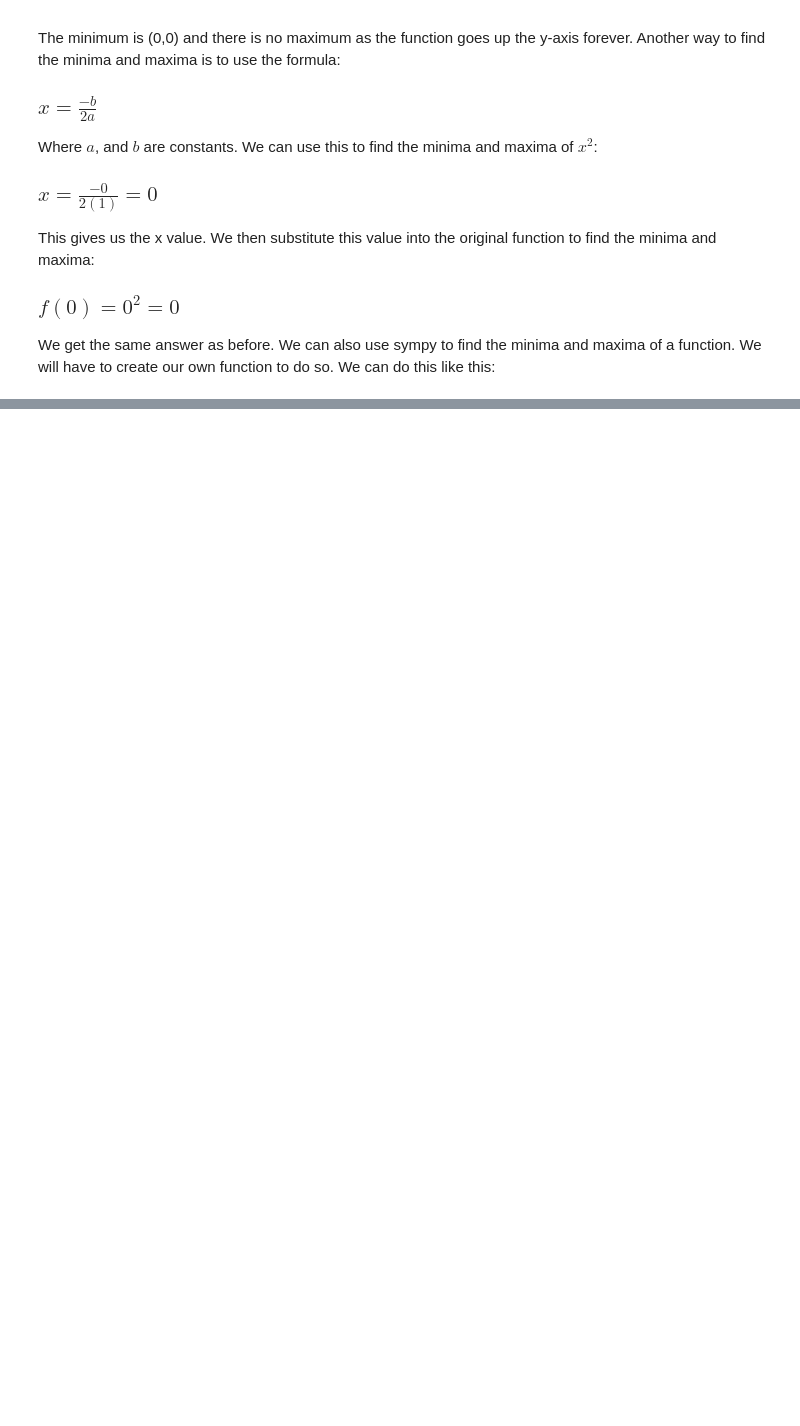
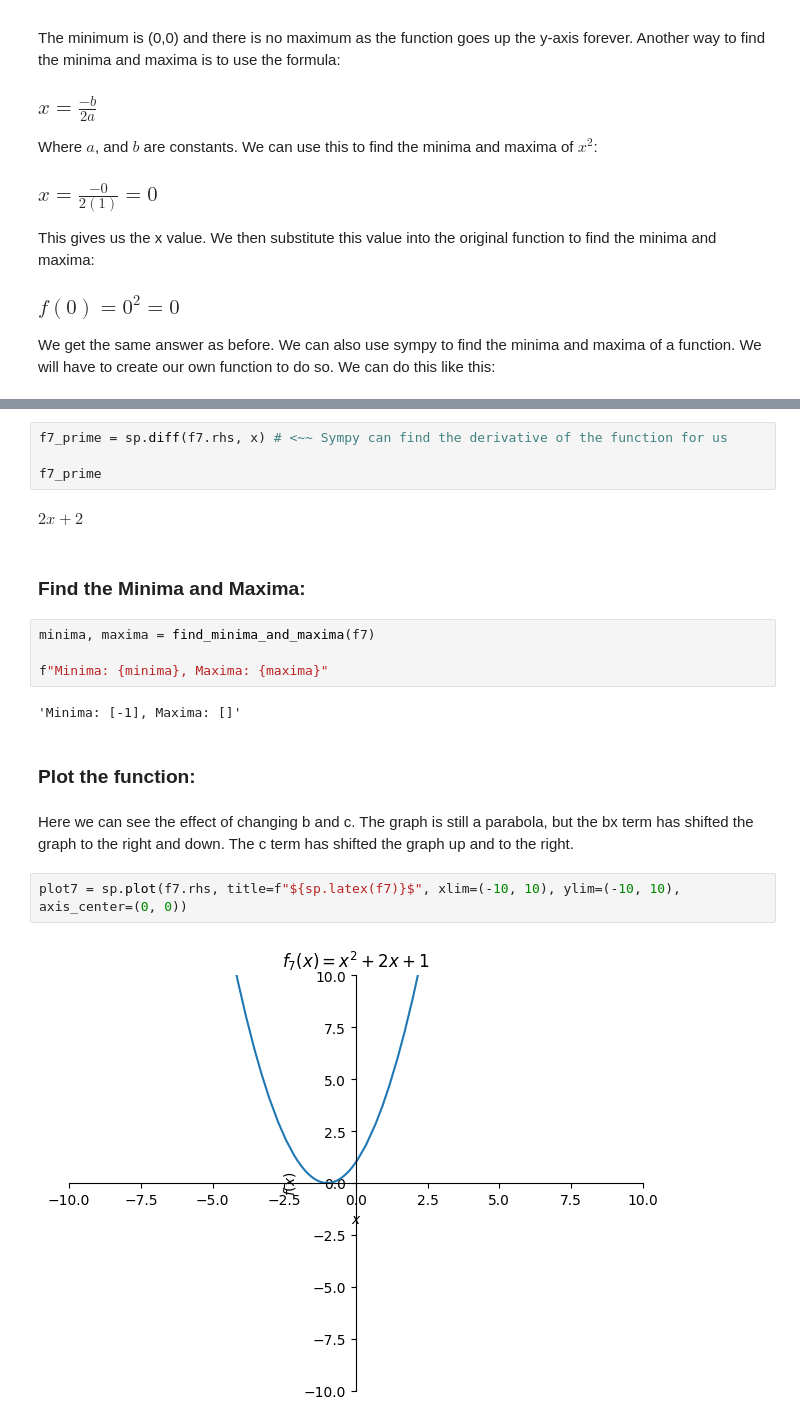
Before and after one commit to Melon-Mao/Python-repository, a Jupyter notebook: Data Analysis/Maths/basic_functions_plotting.ipynb, the cells around one changed output, grey strips where cells are left out. Cells and saved outputs as stored; diff of their text form; blank space fills up the shorter version.

```diff
--- a/Data Analysis/Maths/basic_functions_plotting.ipynb
+++ b/Data Analysis/Maths/basic_functions_plotting.ipynb
@@ -293,0 +358,22 @@ float(sp.diff(f6_prime, x).subs(x, critical_points[0]))
+# %%
+f7_prime = sp.diff(f7.rhs, x) # <~~ Sympy can find the derivative of the function for us
+
+f7_prime
+# %% [output]
+$\displaystyle 2 x + 2$
+# %% [markdown]
+### Find the Minima and Maxima:
+# %%
+minima, maxima = find_minima_and_maxima(f7)
+
+f"Minima: {minima}, Maxima: {maxima}"
+# %% [output]
+'Minima: [-1], Maxima: []'
+# %% [markdown]
+### Plot the function:
+# %% [markdown]
+Here we can see the effect of changing b and c. The graph is still a parabola, but the bx term has shifted the graph to the right and down. The c term has shifted the graph up and to the right.
+# %%
+plot7 = sp.plot(f7.rhs, title=f"${sp.latex(f7)}$", xlim=(-10, 10), ylim=(-10, 10), axis_center=(0, 0))
+# %% [output]
+[figure, added]
```
Also changed, not shown: parts of 20 cells of this notebook.
